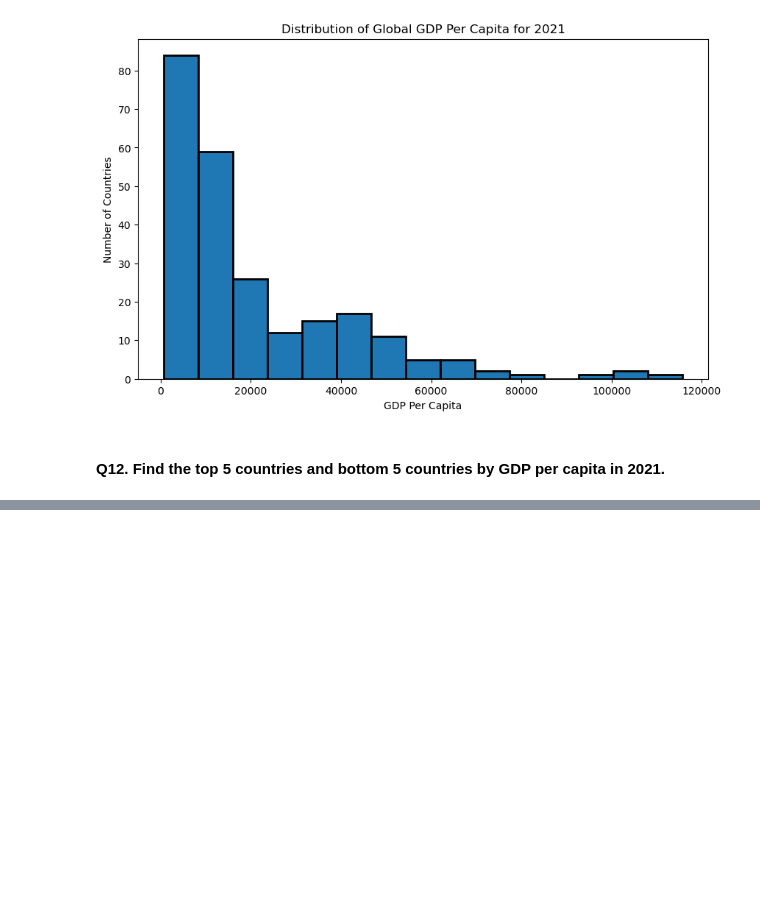
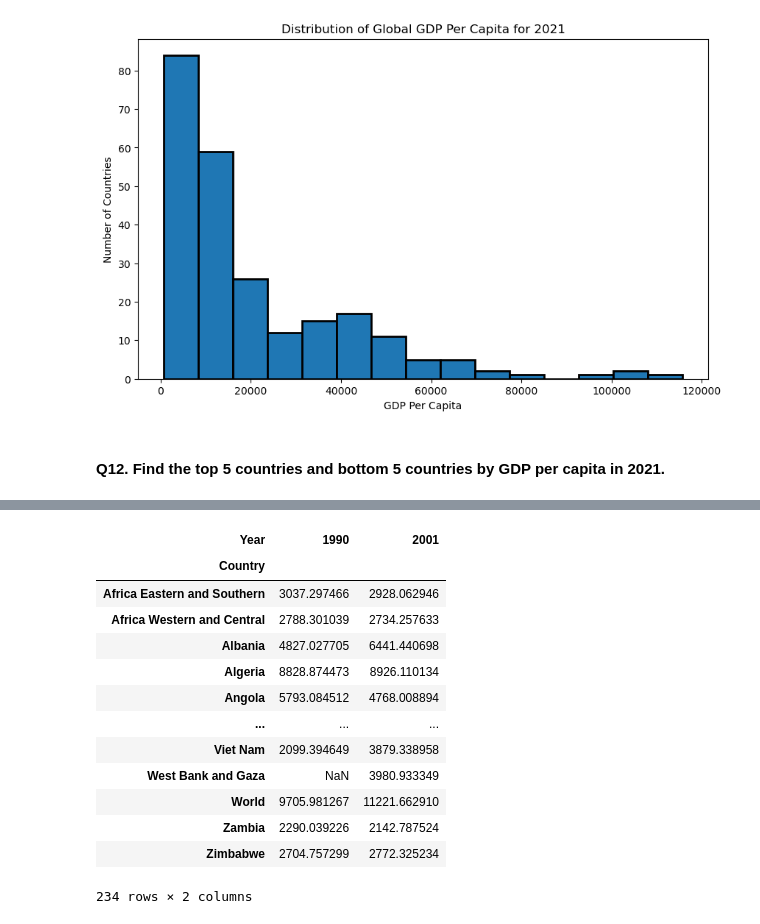
Before and after one commit to nss-data-science-cohort-8/un-exploration-mariacancodenow, a Jupyter notebook: notebooks/UN_Data_Exploration.ipynb, the cells around one changed output, grey strips where cells are left out. Drawn from its saved outputs; the diff is of its cells as text; code cells hidden in the pictures; blank space fills up the shorter version.

```diff
--- a/notebooks/UN_Data_Exploration.ipynb
+++ b/notebooks/UN_Data_Exploration.ipynb
@@ -288,0 +176,18 @@ gdp_pivoted
+# %%
+gdp_pivoted = gdp_subset.pivot_table(values = "GDP_Per_Capita", index = "Country", columns = 'Year')
+gdp_pivoted
+# %% [output]
+| Year | 1990 | 2001 |
+| Country |  |  |
+| Africa Eastern and Southern | 3037.297466 | 2928.062946 |
+| Africa Western and Central | 2788.301039 | 2734.257633 |
+| Albania | 4827.027705 | 6441.440698 |
+| Algeria | 8828.874473 | 8926.110134 |
+| Angola | 5793.084512 | 4768.008894 |
+| ... | ... | ... |
+| Viet Nam | 2099.394649 | 3879.338958 |
+| West Bank and Gaza | NaN | 3980.933349 |
+| World | 9705.981267 | 11221.662910 |
+| Zambia | 2290.039226 | 2142.787524 |
+| Zimbabwe | 2704.757299 | 2772.325234 |
+234 rows × 2 columns
```
Also changed, not shown: parts of 29 cells of this notebook.
